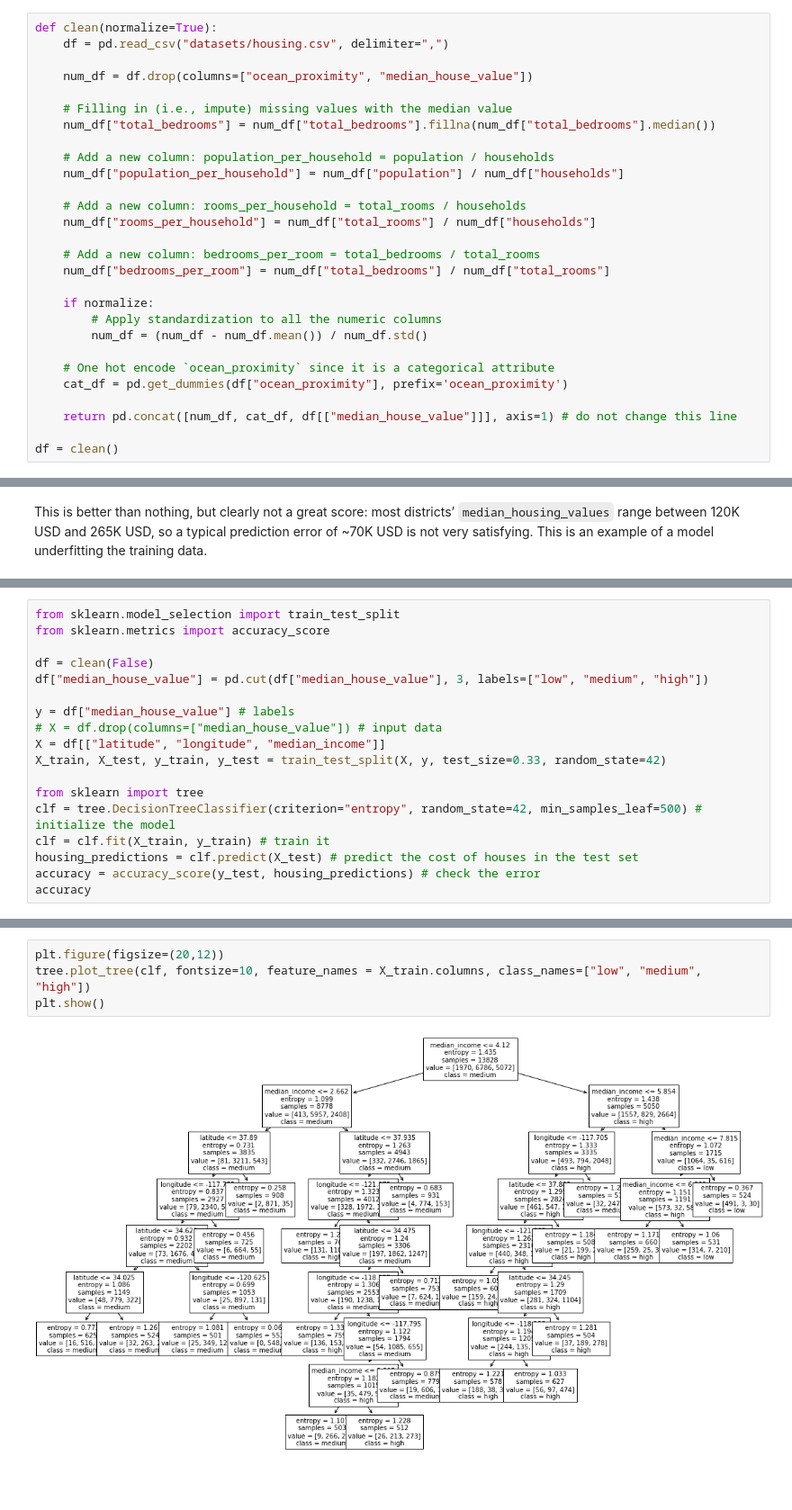
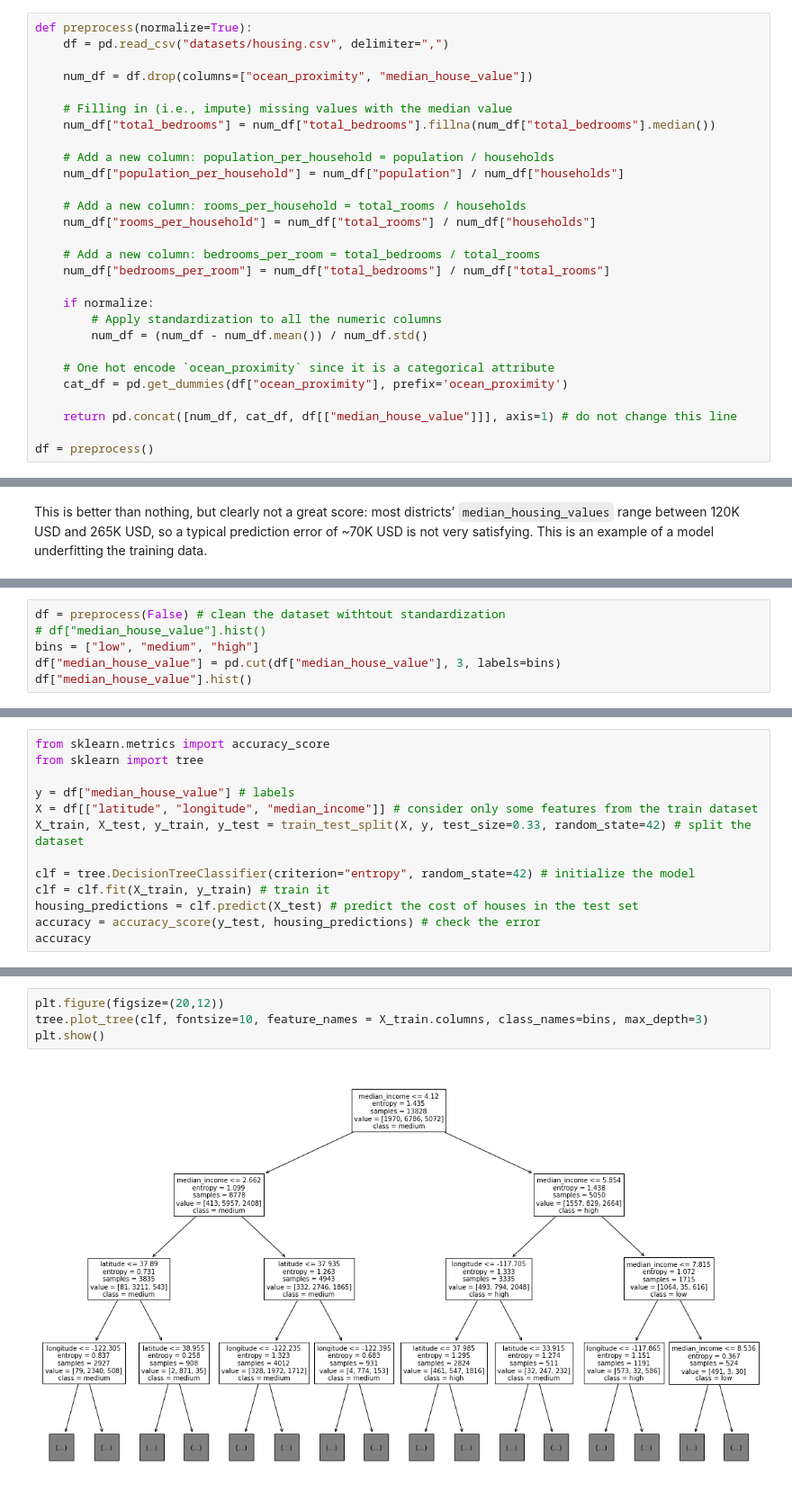
Before and after one commit to w4bo/teaching-handsondatapipelines, a Jupyter notebook: 02-MachineLearning/02-MachineLearning.ipynb, the cells around one changed output, grey strips where cells are left out. Shown at 90% size. Saved outputs shown, nothing was run; the diff lists cells and outputs as text; blank space fills up the shorter version.

Commit message:
fix decision tree

```diff
--- a/02-MachineLearning/02-MachineLearning.ipynb
+++ b/02-MachineLearning/02-MachineLearning.ipynb
@@ -18,7 +18,7 @@ np.random.seed(42)
 # %% [markdown]
 Solution of the previous `Hands on`
 # %%
-def clean(normalize=True):
+def preprocess(normalize=True):
     df = pd.read_csv("datasets/housing.csv", delimiter=",")
 
     num_df = df.drop(columns=["ocean_proximity", "median_house_value"])
@@ -44,7 +44,7 @@ def clean(normalize=True):
 
     return pd.concat([num_df, cat_df, df[["median_house_value"]]], axis=1) # do not change this line
 
-df = clean()
+df = preprocess()
 # %% [markdown]
 For a supervised learning problem we need:
 - input data along with labels
@@ -127,19 +136,7 @@ forest_rmse
 # %%
-from sklearn.model_selection import train_test_split
-from sklearn.metrics import accuracy_score
-
-df = clean(False)
-df["median_house_value"] = pd.cut(df["median_house_value"], 3, labels=["low", "medium", "high"])
-
-y = df["median_house_value"] # labels
-# X = df.drop(columns=["median_house_value"]) # input data
-X = df[["latitude", "longitude", "median_income"]]
-X_train, X_test, y_train, y_test = train_test_split(X, y, test_size=0.33, random_state=42)
-
-from sklearn import tree
-clf = tree.DecisionTreeClassifier(criterion="entropy", random_state=42, min_samples_leaf=500) # initialize the model
-clf = clf.fit(X_train, y_train) # train it
-housing_predictions = clf.predict(X_test) # predict the cost of houses in the test set
-accuracy = accuracy_score(y_test, housing_predictions) # check the error
-accuracy
+df = preprocess(False) # clean the dataset withtout standardization
+# df["median_house_value"].hist()
+bins = ["low", "medium", "high"]
+df["median_house_value"] = pd.cut(df["median_house_value"], 3, labels=bins)
+df["median_house_value"].hist()
 # %% [output]
@@ -146,0 +145,13 @@ accuracy
+# %%
+from sklearn.metrics import accuracy_score
+from sklearn import tree
+
+y = df["median_house_value"] # labels
+X = df[["latitude", "longitude", "median_income"]] # consider only some features from the train dataset
+X_train, X_test, y_train, y_test = train_test_split(X, y, test_size=0.33, random_state=42) # split the dataset
+
+clf = tree.DecisionTreeClassifier(criterion="entropy", random_state=42) # initialize the model
+clf = clf.fit(X_train, y_train) # train it
+housing_predictions = clf.predict(X_test) # predict the cost of houses in the test set
+accuracy = accuracy_score(y_test, housing_predictions) # check the error
+accuracy
@@ -147,6 +173,6 @@ accuracy
 # %%
 plt.figure(figsize=(20,12))
-tree.plot_tree(clf, fontsize=10, feature_names = X_train.columns, class_names=["low", "medium", "high"])
+tree.plot_tree(clf, fontsize=10, feature_names = X_train.columns, class_names=bins, max_depth=3)
 plt.show()
 # %% [output]
-[figure, old version]
+[figure, new version]
```
Also changed, not shown: parts of 5 cells of this notebook.
